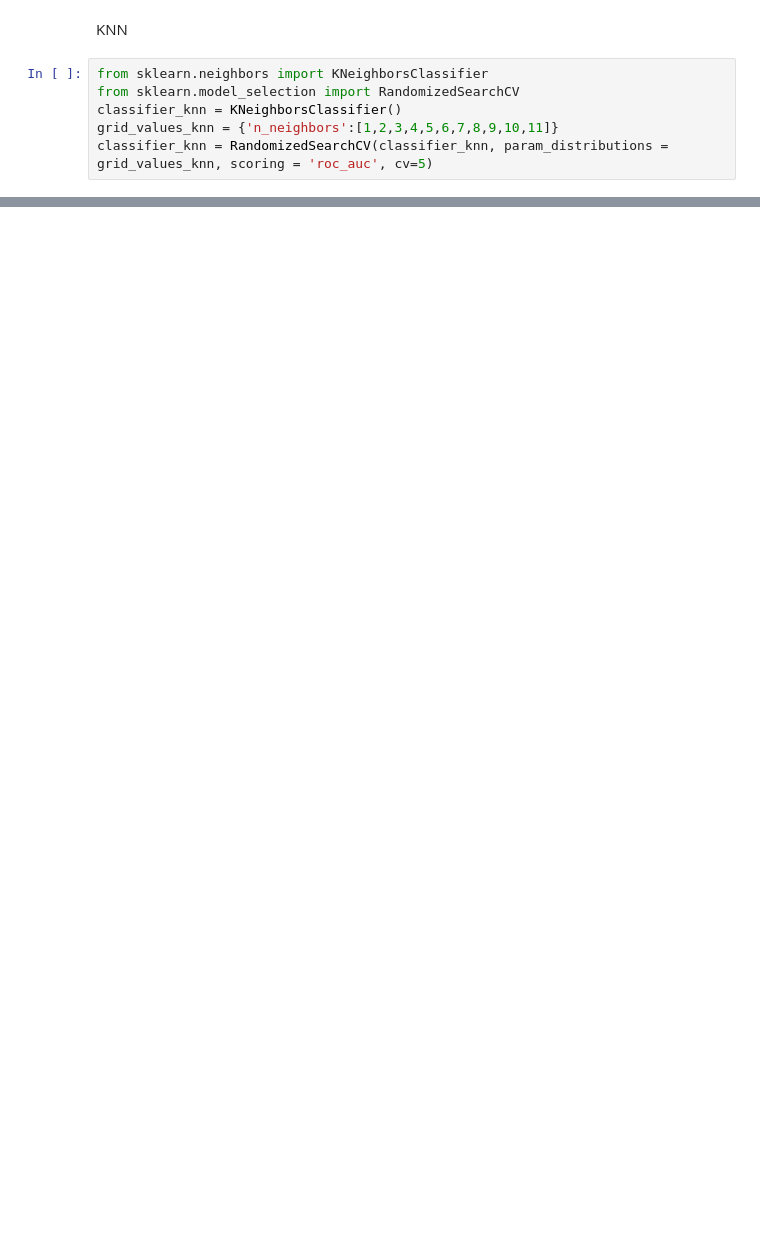
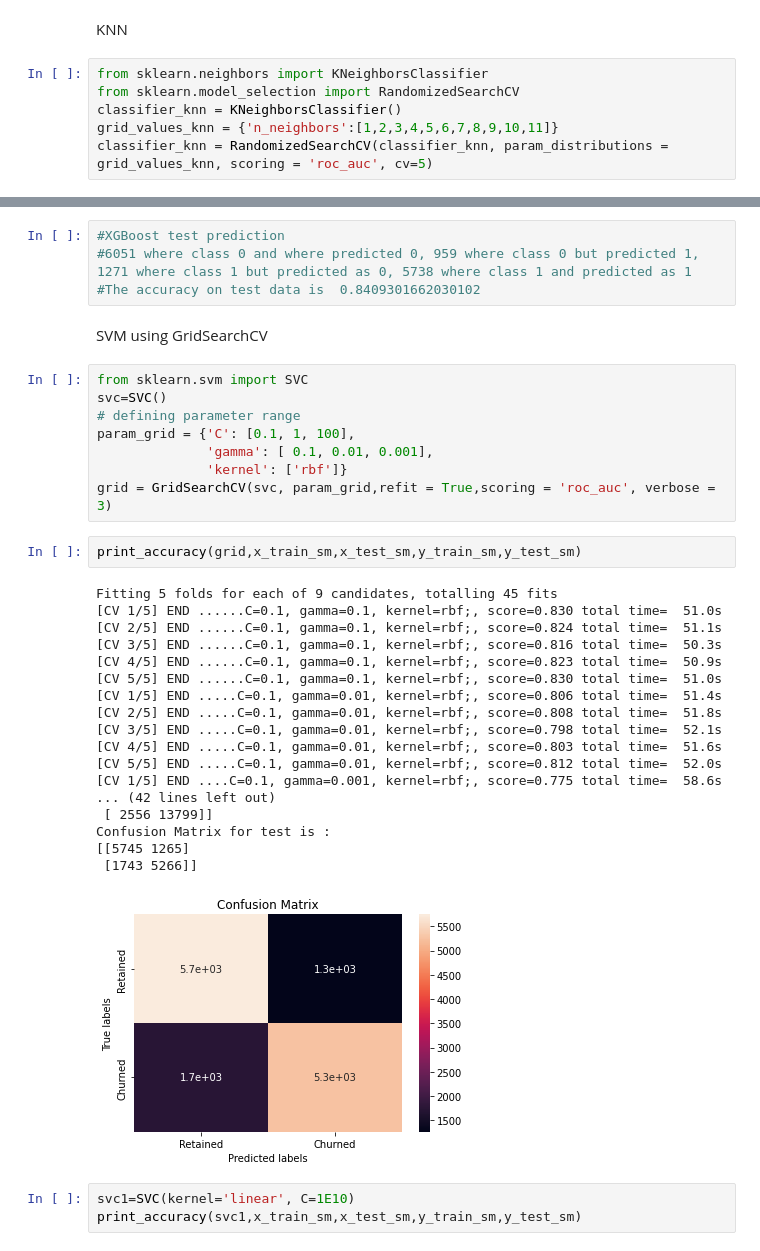
Before and after one commit to MiteshBhanushali/Credit-Card-Default, a Jupyter notebook: Copy_of_Credit_Card_Default_Prediction_Capstone_Project.ipynb, the cells around one changed output, grey strips where cells are left out. Cells and saved outputs as stored; diff of their text form; blank space fills up the shorter version.

```diff
--- a/Copy_of_Credit_Card_Default_Prediction_Capstone_Project.ipynb
+++ b/Copy_of_Credit_Card_Default_Prediction_Capstone_Project.ipynb
@@ -616,0 +651,38 @@ Confusion Matrix for test is :
+# %%
+#XGBoost test prediction
+#6051 where class 0 and where predicted 0, 959 where class 0 but predicted 1, 1271 where class 1 but predicted as 0, 5738 where class 1 and predicted as 1
+#The accuracy on test data is  0.8409301662030102
+# %% [markdown]
+SVM using GridSearchCV
+# %%
+from sklearn.svm import SVC
+svc=SVC()
+# defining parameter range
+param_grid = {'C': [0.1, 1, 100],
+              'gamma': [ 0.1, 0.01, 0.001],
+              'kernel': ['rbf']}
+grid = GridSearchCV(svc, param_grid,refit = True,scoring = 'roc_auc', verbose = 3)
+# %%
+print_accuracy(grid,x_train_sm,x_test_sm,y_train_sm,y_test_sm)
+# %% [output]
+Fitting 5 folds for each of 9 candidates, totalling 45 fits
+[CV 1/5] END ......C=0.1, gamma=0.1, kernel=rbf;, score=0.830 total time=  51.0s
+[CV 2/5] END ......C=0.1, gamma=0.1, kernel=rbf;, score=0.824 total time=  51.1s
+[CV 3/5] END ......C=0.1, gamma=0.1, kernel=rbf;, score=0.816 total time=  50.3s
+[CV 4/5] END ......C=0.1, gamma=0.1, kernel=rbf;, score=0.823 total time=  50.9s
+[CV 5/5] END ......C=0.1, gamma=0.1, kernel=rbf;, score=0.830 total time=  51.0s
+[CV 1/5] END .....C=0.1, gamma=0.01, kernel=rbf;, score=0.806 total time=  51.4s
+[CV 2/5] END .....C=0.1, gamma=0.01, kernel=rbf;, score=0.808 total time=  51.8s
+[CV 3/5] END .....C=0.1, gamma=0.01, kernel=rbf;, score=0.798 total time=  52.1s
+[CV 4/5] END .....C=0.1, gamma=0.01, kernel=rbf;, score=0.803 total time=  51.6s
+[CV 5/5] END .....C=0.1, gamma=0.01, kernel=rbf;, score=0.812 total time=  52.0s
+[CV 1/5] END ....C=0.1, gamma=0.001, kernel=rbf;, score=0.775 total time=  58.6s
+... (42 lines left out)
+ [ 2556 13799]]
+Confusion Matrix for test is :
+[[5745 1265]
+ [1743 5266]]
+[figure, added]
+# %%
+svc1=SVC(kernel='linear', C=1E10)
+print_accuracy(svc1,x_train_sm,x_test_sm,y_train_sm,y_test_sm)
```
Also changed, not shown: parts of 16 cells of this notebook.
